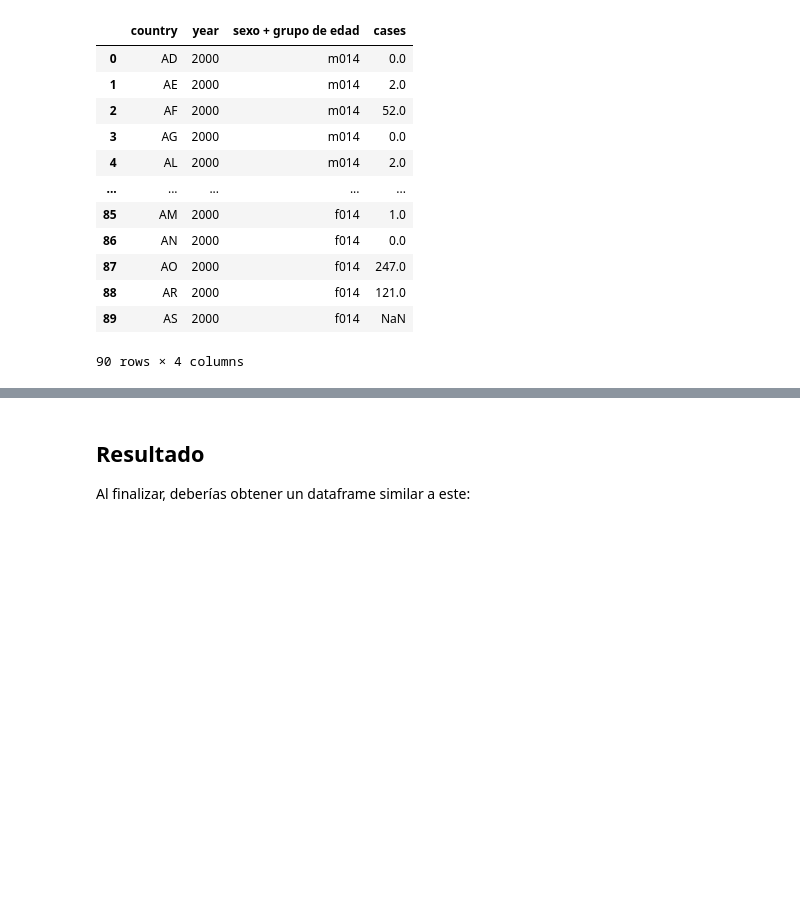
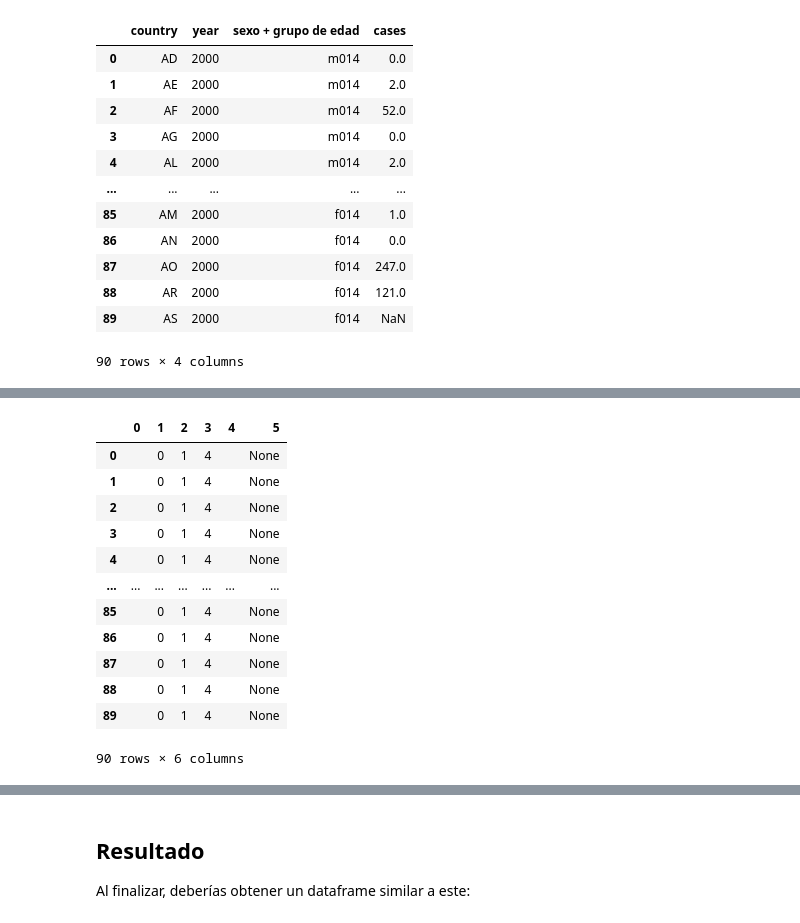
Before and after one commit to SABRIS13/Introduction-to-Data-Science, a Jupyter notebook: Reto/TidyData2.ipynb, the cells around one changed output, grey strips where cells are left out. Saved outputs shown, nothing was run; the diff lists cells and outputs as text; code cells hidden in the pictures; blank space fills up the shorter version.

```diff
--- a/Reto/TidyData2.ipynb
+++ b/Reto/TidyData2.ipynb
@@ -76,0 +112,17 @@ tb1
+# %%
+tb2_age=tb2["grupo de edad"].str.split("", expand=True)
+tb2_age
+# %% [output]
+|  | 0 | 1 | 2 | 3 | 4 | 5 |
+| 0 |  | 0 | 1 | 4 |  | None |
+| 1 |  | 0 | 1 | 4 |  | None |
+| 2 |  | 0 | 1 | 4 |  | None |
+| 3 |  | 0 | 1 | 4 |  | None |
+| 4 |  | 0 | 1 | 4 |  | None |
+| ... | ... | ... | ... | ... | ... | ... |
+| 85 |  | 0 | 1 | 4 |  | None |
+| 86 |  | 0 | 1 | 4 |  | None |
+| 87 |  | 0 | 1 | 4 |  | None |
+| 88 |  | 0 | 1 | 4 |  | None |
+| 89 |  | 0 | 1 | 4 |  | None |
+90 rows × 6 columns
```
Also changed, not shown: parts of 15 cells of this notebook, 15 other files.
